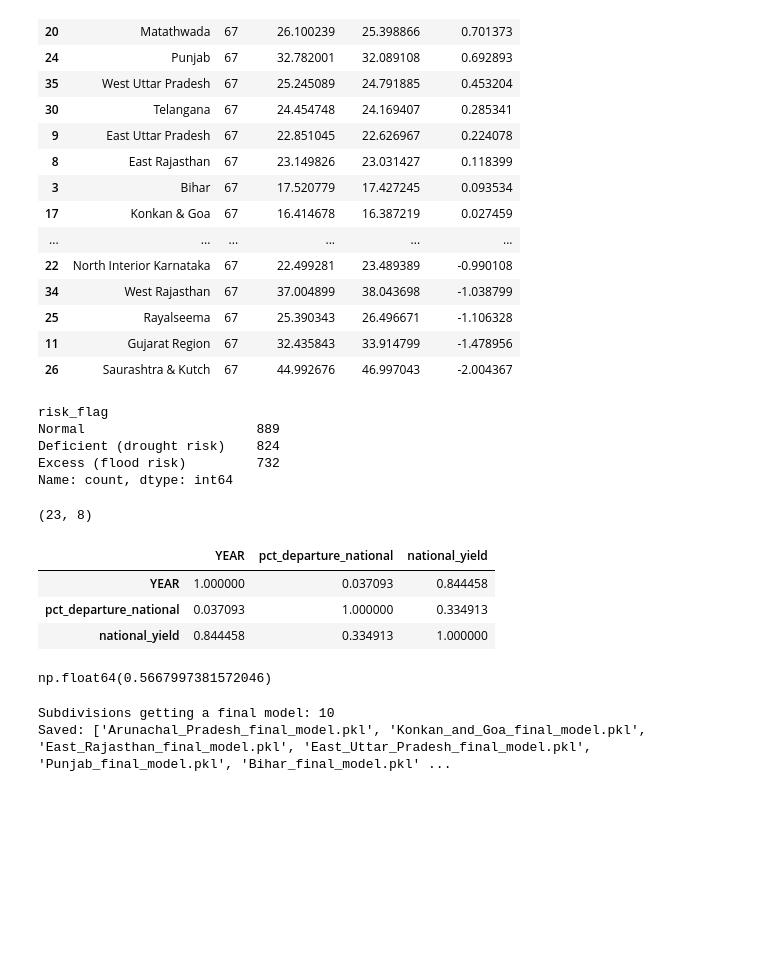
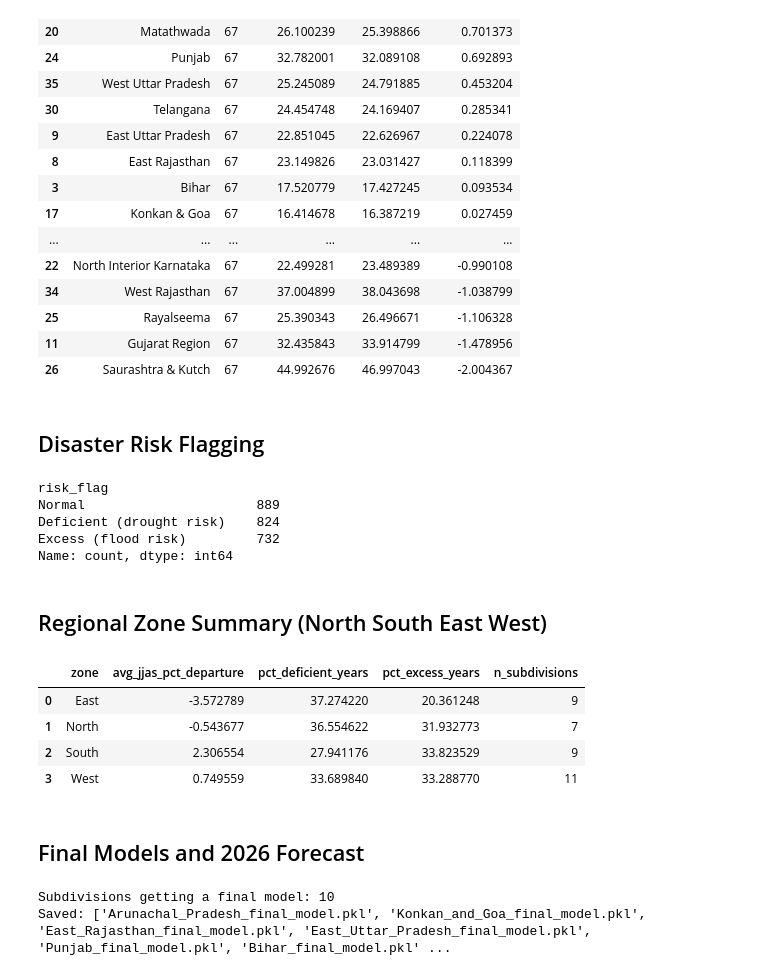
Before and after one commit to Tirumalashreya/monsoons-detection, a Jupyter notebook: notebooks/monsoon_prediction_pipeline.ipynb, the cells around one changed output. Drawn from its saved outputs; the diff is of its cells as text; code cells hidden in the pictures; blank space fills up the shorter version.

```diff
--- a/notebooks/eda.ipynb
+++ b/notebooks/monsoon_prediction_pipeline.ipynb
@@ -397,4 +404,6 @@ subdivisions where model beats baseline: 10 of 36
 | 25 | Rayalseema | 67 | 25.390343 | 26.496671 | -1.106328 |
 | 11 | Gujarat Region | 67 | 32.435843 | 33.914799 | -1.478956 |
 | 26 | Saurashtra & Kutch | 67 | 44.992676 | 46.997043 | -2.004367 |
+# %% [markdown]
+## Disaster Risk Flagging
 # %%
@@ -417,37 +424,45 @@ Normal                      889
 Deficient (drought risk)    824
 Excess (flood risk)         732
 Name: count, dtype: int64
-# %%
-crop = pd.read_csv("../data/raw/india_crop_production_1997_2020.csv", index_col=0)
-kharif_rice = crop[(crop["season"].str.strip() == "Kharif") & (crop["crop"] == "Rice")]
-
-national_kharif_rice = kharif_rice.groupby("year").agg(
-    total_area=("area", "sum"),
-    total_production=("production", "sum"),
-).reset_index()
-national_kharif_rice["national_yield"] = national_kharif_rice["total_production"] / national_kharif_rice["total_area"]
-national_kharif_rice = national_kharif_rice.rename(columns={"year": "YEAR"})
-
-agri_df = national_df.merge(national_kharif_rice, on="YEAR", how="inner")
-agri_df.to_csv("../data/processed/agri_df.csv", index=False)
-print(agri_df.shape)
-agri_df[["YEAR", "pct_departure_national", "national_yield"]].corr()
-# %% [output]
-(23, 8)
-|  | YEAR | pct_departure_national | national_yield |
-| YEAR | 1.000000 | 0.037093 | 0.844458 |
-| pct_departure_national | 0.037093 | 1.000000 | 0.334913 |
-| national_yield | 0.844458 | 0.334913 | 1.000000 |
-# %%
-X = agri_df[["YEAR"]]
-y = agri_df["national_yield"]
-
-reg = LinearRegression().fit(X, y)
-trend_predicted = reg.predict(X)
-residual = agri_df["national_yield"] - trend_predicted
-residual.corr(agri_df["pct_departure_national"])
-# %% [output]
-np.float64(0.5667997381572046)
+# %% [markdown]
+## Regional Zone Summary (North South East West)
+# %%
+SUBDIVISION_ZONE = {
+    "Jammu & Kashmir": "North", "Himachal Pradesh": "North", "Punjab": "North",
+    "Haryana Delhi & Chandigarh": "North", "Uttarakhand": "North",
+    "West Uttar Pradesh": "North", "East Uttar Pradesh": "North",
+    "Coastal Andhra Pradesh": "South", "Rayalseema": "South", "Telangana": "South",
+    "Tamil Nadu": "South", "Kerala": "South", "Coastal Karnataka": "South",
+    "North Interior Karnataka": "South", "South Interior Karnataka": "South",
+    "Lakshadweep": "South",
+    "Bihar": "East", "Jharkhand": "East", "Orissa": "East",
+    "Gangetic West Bengal": "East", "Sub Himalayan West Bengal & Sikkim": "East",
+    "Arunachal Pradesh": "East", "Assam & Meghalaya": "East",
+    "Naga Mani Mizo Tripura": "East", "Andaman & Nicobar Islands": "East",
+    "Gujarat Region": "West", "Saurashtra & Kutch": "West", "Konkan & Goa": "West",
+    "Madhya Maharashtra": "West", "Matathwada": "West", "Vidarbha": "West",
+    "West Rajasthan": "West", "East Rajasthan": "West",
+    "East Madhya Pradesh": "West", "West Madhya Pradesh": "West", "Chhattisgarh": "West",
+}
+regional_df["zone"] = regional_df["SUBDIVISION"].map(SUBDIVISION_ZONE)
+regional_df.to_csv("../data/processed/regional_df.csv", index=False)
+
+zone_summary = regional_df.groupby("zone").agg(
+    avg_jjas_pct_departure=("jjas_pct_departure", "mean"),
+    pct_deficient_years=("risk_flag", lambda x: (x.str.contains("Deficient")).mean() * 100),
+    pct_excess_years=("risk_flag", lambda x: (x.str.contains("Excess")).mean() * 100),
+    n_subdivisions=("SUBDIVISION", "nunique"),
+).reset_index()
+zone_summary.to_csv("../data/processed/zone_summary.csv", index=False)
+zone_summary
+# %% [output]
+|  | zone | avg_jjas_pct_departure | pct_deficient_years | pct_excess_years | n_subdivisions |
+| 0 | East | -3.572789 | 37.274220 | 20.361248 | 9 |
+| 1 | North | -0.543677 | 36.554622 | 31.932773 | 7 |
+| 2 | South | 2.306554 | 27.941176 | 33.823529 | 9 |
+| 3 | West | 0.749559 | 33.689840 | 33.288770 | 11 |
+# %% [markdown]
+## Final Models and 2026 Forecast
 # %%
 import joblib
 import os
```
Also changed, not shown: parts of 27 cells of this notebook, 8 other files.
